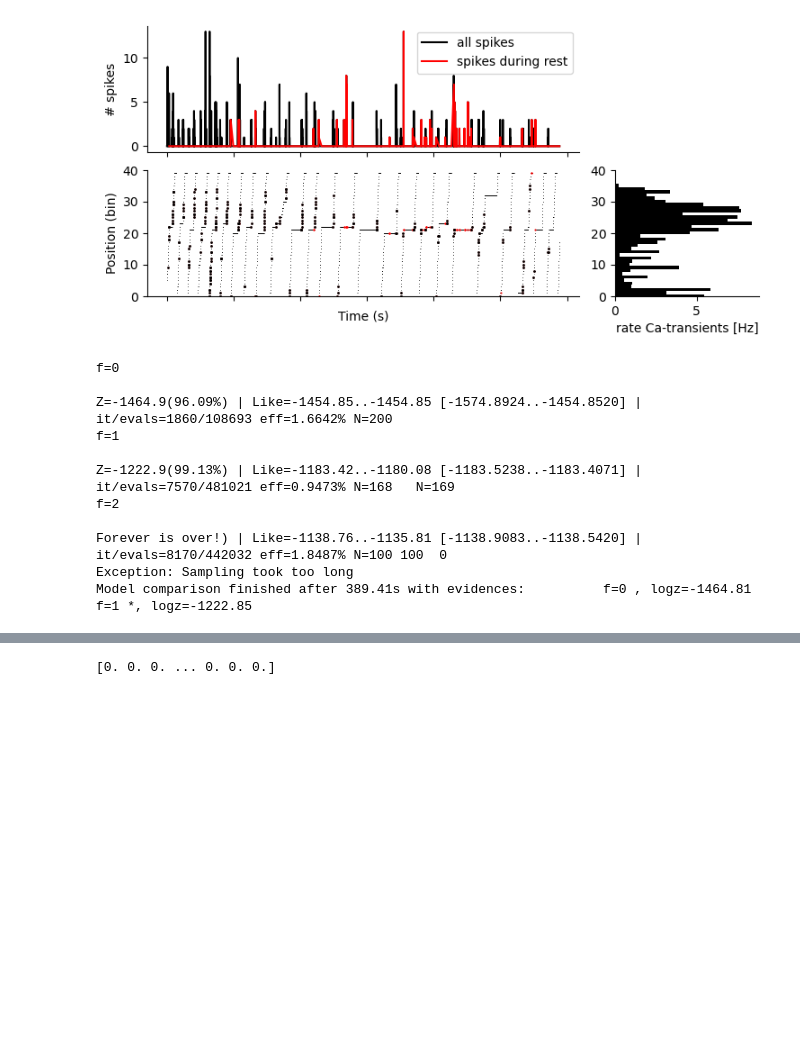
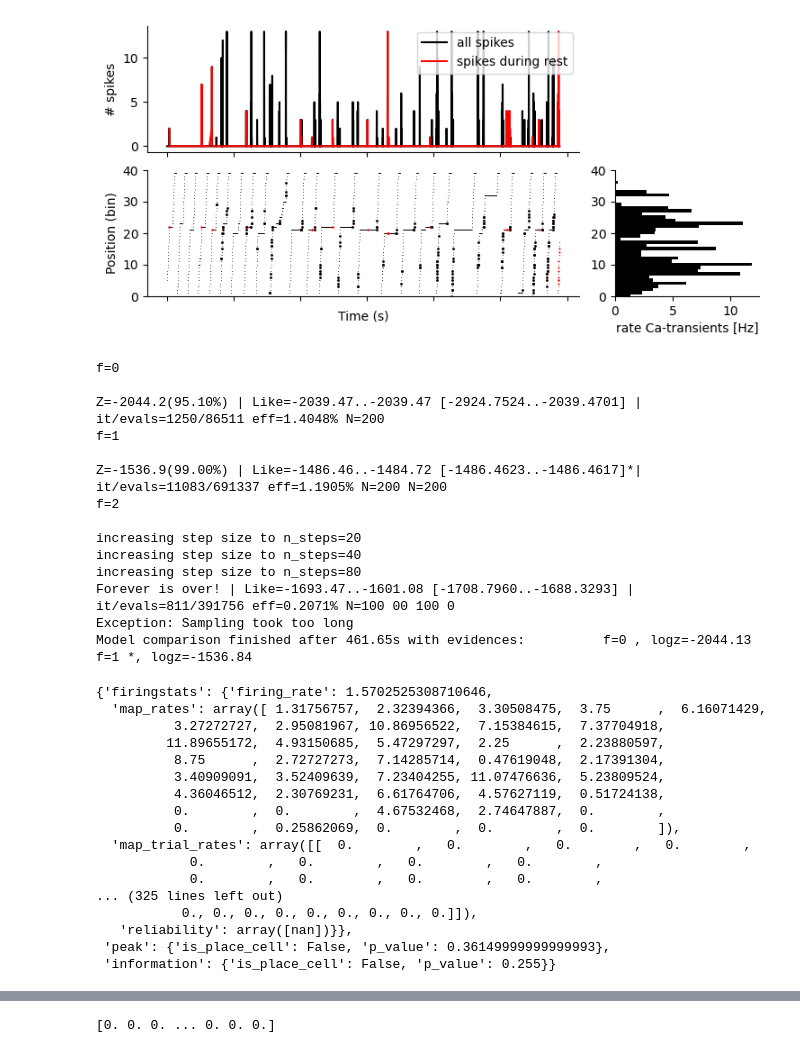
Before and after one commit to woxxel/placefield_detection, a Jupyter notebook: notebooks/test_process_session.ipynb, the cells around one changed output, grey strips where cells are left out. Saved outputs shown, nothing was run; the diff lists cells and outputs as text; code cells hidden in the pictures; blank space fills up the shorter version.

```diff
--- a/notebooks/test_process_session.ipynb
+++ b/notebooks/test_process_session.ipynb
@@ -49,4 +101,5 @@ process_neuron = process_single_neuron(
     mode_place_field_detection=["bayesian"],
 )
 
-# process_neuron.run_preprocessing(neuron_activity[11, :])
+process_neuron.run_preprocessing(neuron_activity[11, :])
+plot_activity(process_neuron.prepared_activity, behavior)
@@ -53,18 +108,38 @@ process_neuron = process_single_neuron(
 # %%
 # process_neuron.run_detection(neuron_activity[11, :])
-plot_activity(process_neuron.prepared_activity, behavior)
-
-process_neuron.place_field_detection(limit_execution_time=600, show_status=True)
+process_neuron.run_detection(
+    neuron_activity[11, :], limit_execution_time=240, show_status=True
+)
 # %% [output]
-[figure, old version]
+[figure, new version]
 f=0
 
-Z=-1464.9(96.09%) | Like=-1454.85..-1454.85 [-1574.8924..-1454.8520] | it/evals=1860/108693 eff=1.6642% N=200
+Z=-2044.2(95.10%) | Like=-2039.47..-2039.47 [-2924.7524..-2039.4701] | it/evals=1250/86511 eff=1.4048% N=200
 f=1
 
-Z=-1222.9(99.13%) | Like=-1183.42..-1180.08 [-1183.5238..-1183.4071] | it/evals=7570/481021 eff=0.9473% N=168   N=169
+Z=-1536.9(99.00%) | Like=-1486.46..-1484.72 [-1486.4623..-1486.4617]*| it/evals=11083/691337 eff=1.1905% N=200 N=200
 f=2
 
-Forever is over!) | Like=-1138.76..-1135.81 [-1138.9083..-1138.5420] | it/evals=8170/442032 eff=1.8487% N=100 100  0
+increasing step size to n_steps=20
+increasing step size to n_steps=40
+increasing step size to n_steps=80
+Forever is over! | Like=-1693.47..-1601.08 [-1708.7960..-1688.3293] | it/evals=811/391756 eff=0.2071% N=100 00 100 0
 Exception: Sampling took too long
-Model comparison finished after 389.41s with evidences:          f=0 , logz=-1464.81     f=1 *, logz=-1222.85
+Model comparison finished after 461.65s with evidences:          f=0 , logz=-2044.13     f=1 *, logz=-1536.84
+{'firingstats': {'firing_rate': 1.5702525308710646,
+  'map_rates': array([ 1.31756757,  2.32394366,  3.30508475,  3.75      ,  6.16071429,
+          3.27272727,  2.95081967, 10.86956522,  7.15384615,  7.37704918,
+         11.89655172,  4.93150685,  5.47297297,  2.25      ,  2.23880597,
+          8.75      ,  2.72727273,  7.14285714,  0.47619048,  2.17391304,
+          3.40909091,  3.52409639,  7.23404255, 11.07476636,  5.23809524,
+          4.36046512,  2.30769231,  6.61764706,  4.57627119,  0.51724138,
+          0.        ,  0.        ,  4.67532468,  2.74647887,  0.        ,
+          0.        ,  0.25862069,  0.        ,  0.        ,  0.        ]),
+  'map_trial_rates': array([[  0.        ,   0.        ,   0.        ,   0.        ,
+            0.        ,   0.        ,   0.        ,   0.        ,
+            0.        ,   0.        ,   0.        ,   0.        ,
+... (325 lines left out)
+           0., 0., 0., 0., 0., 0., 0., 0., 0.]]),
+   'reliability': array([nan])}},
+ 'peak': {'is_place_cell': False, 'p_value': 0.36149999999999993},
+ 'information': {'is_place_cell': False, 'p_value': 0.255}}
```
Also changed, not shown: parts of 6 cells of this notebook, 5 other files.
